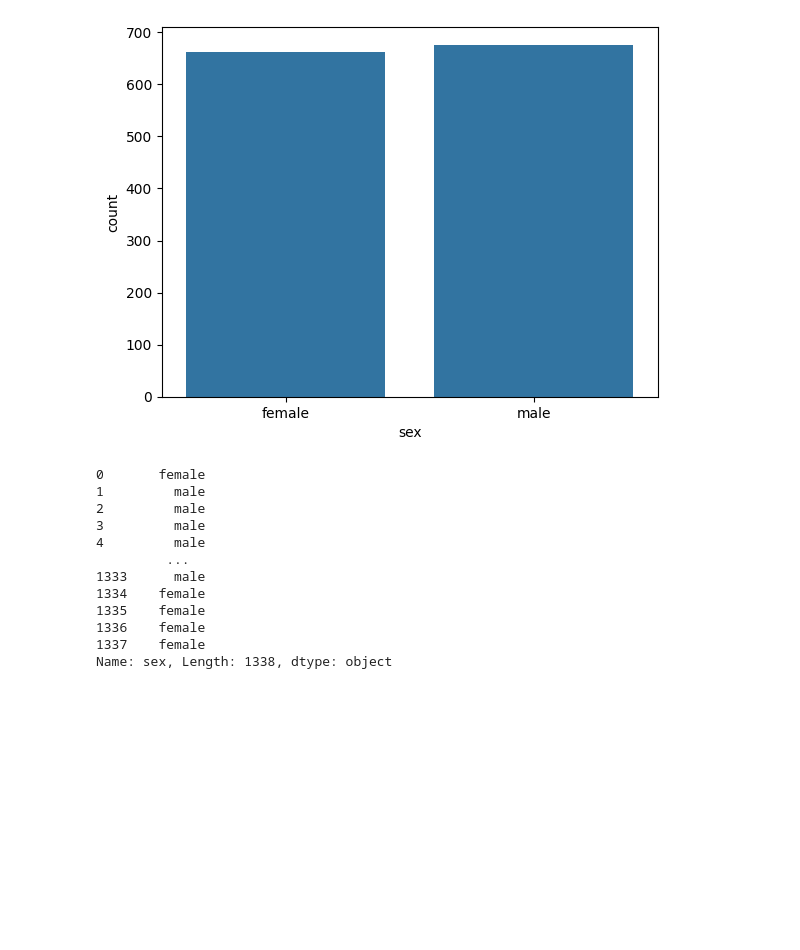
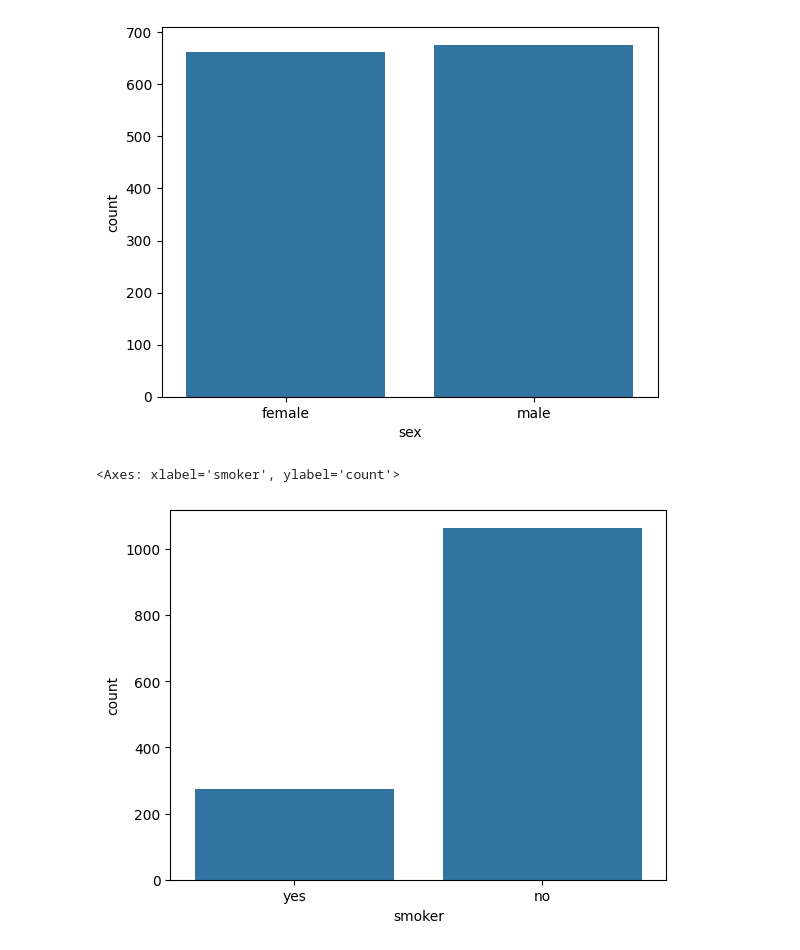
Before and after one commit to rajeshgowda116/Machine-Learning, a Jupyter notebook: projects/insurence/inscu.ipynb, the cells around one changed output. Cells and saved outputs as stored; diff of their text form; code cells hidden in the pictures; blank space fills up the shorter version.

```diff
--- a/projects/insurence/inscu.ipynb
+++ b/projects/insurence/inscu.ipynb
@@ -104,18 +104,8 @@ sns.countplot(x=df['sex'])
 <Axes: xlabel='sex', ylabel='count'>
 [figure]
 # %%
-print(df["sex"])
+sns.countplot(x=df['smoker'])
 # %% [output]
-0       female
-1         male
-2         male
-3         male
-4         male
-         ...
-1333      male
-1334    female
-1335    female
-1336    female
-1337    female
-Name: sex, Length: 1338, dtype: object
+<Axes: xlabel='smoker', ylabel='count'>
+[figure, added]
 # %%
```
Also changed, not shown: parts of 28 cells of this notebook.
